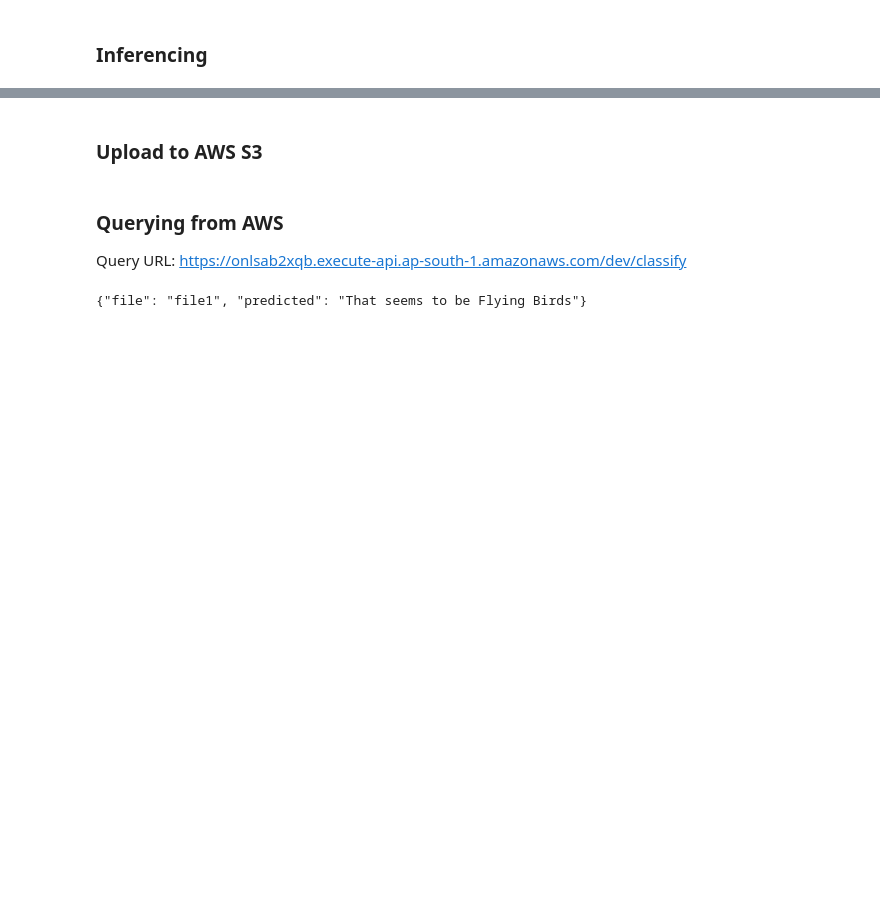
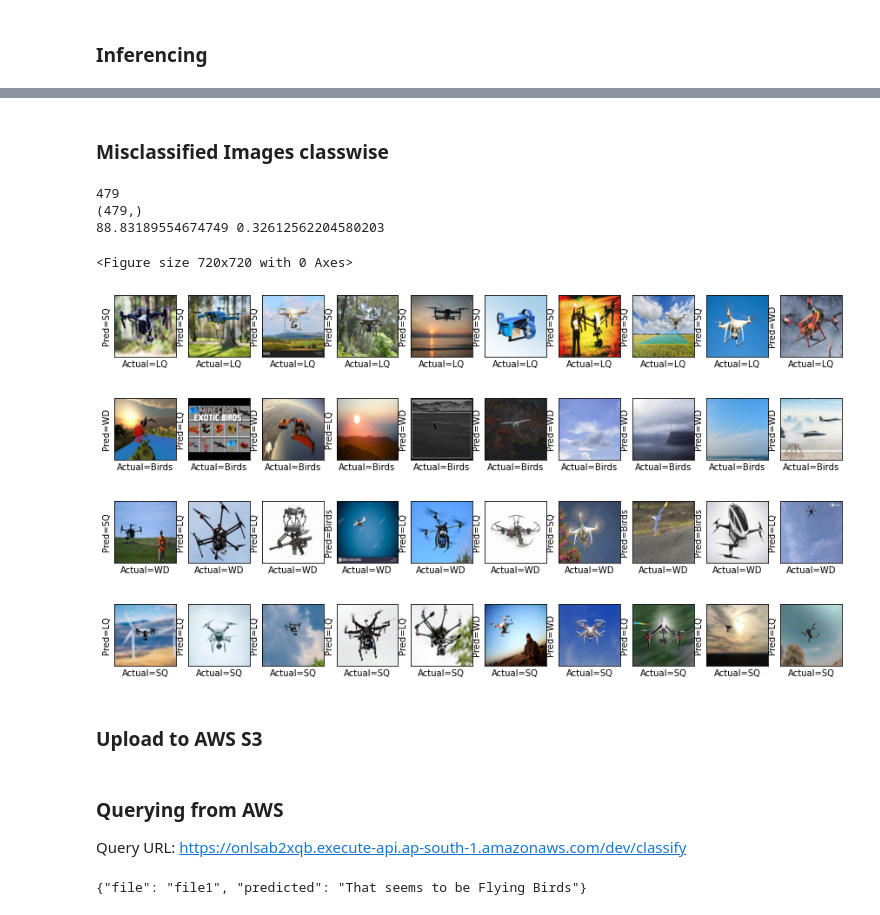
Before and after one commit to rajy4683/EVAP2, a Jupyter notebook: EVA4P2_S2_PreFinal.ipynb, the cells around one changed output, grey strips where cells are left out. Saved outputs shown, nothing was run; the diff lists cells and outputs as text; code cells hidden in the pictures; blank space fills up the shorter version.

```diff
--- a/EVA4P2_S2_PreFinal.ipynb
+++ b/EVA4P2_S2_PreFinal.ipynb
@@ -390,3 +337,16 @@ WARNING:matplotlib.image:Clipping input data to the valid range for imshow with
+# %% [markdown]
+### Misclassified Images classwise
+# %%
+erro_img, preds, actuals = traintest.show_misclassfied_images_classwise(my_model, testloader, classes_abv)
+# %% [output]
+479
+(479,)
+88.83189554674749 0.32612562204580203
+<Figure size 720x720 with 0 Axes>
+[figure, added]
+[figure, added]
+[figure, added]
+[figure, added]
 # %% [markdown]
 ### Upload to AWS S3
 # %%
```
Also changed, not shown: parts of 11 cells of this notebook.
